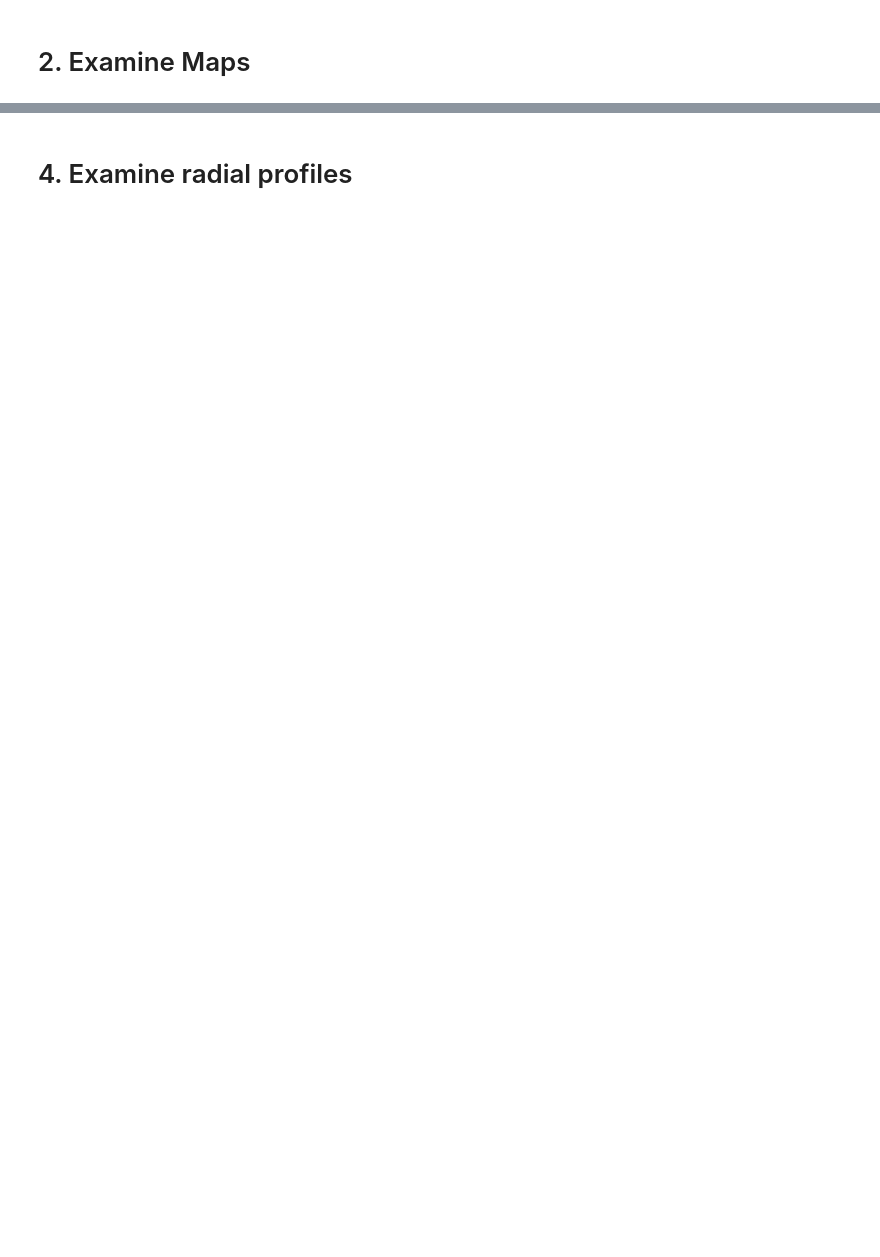
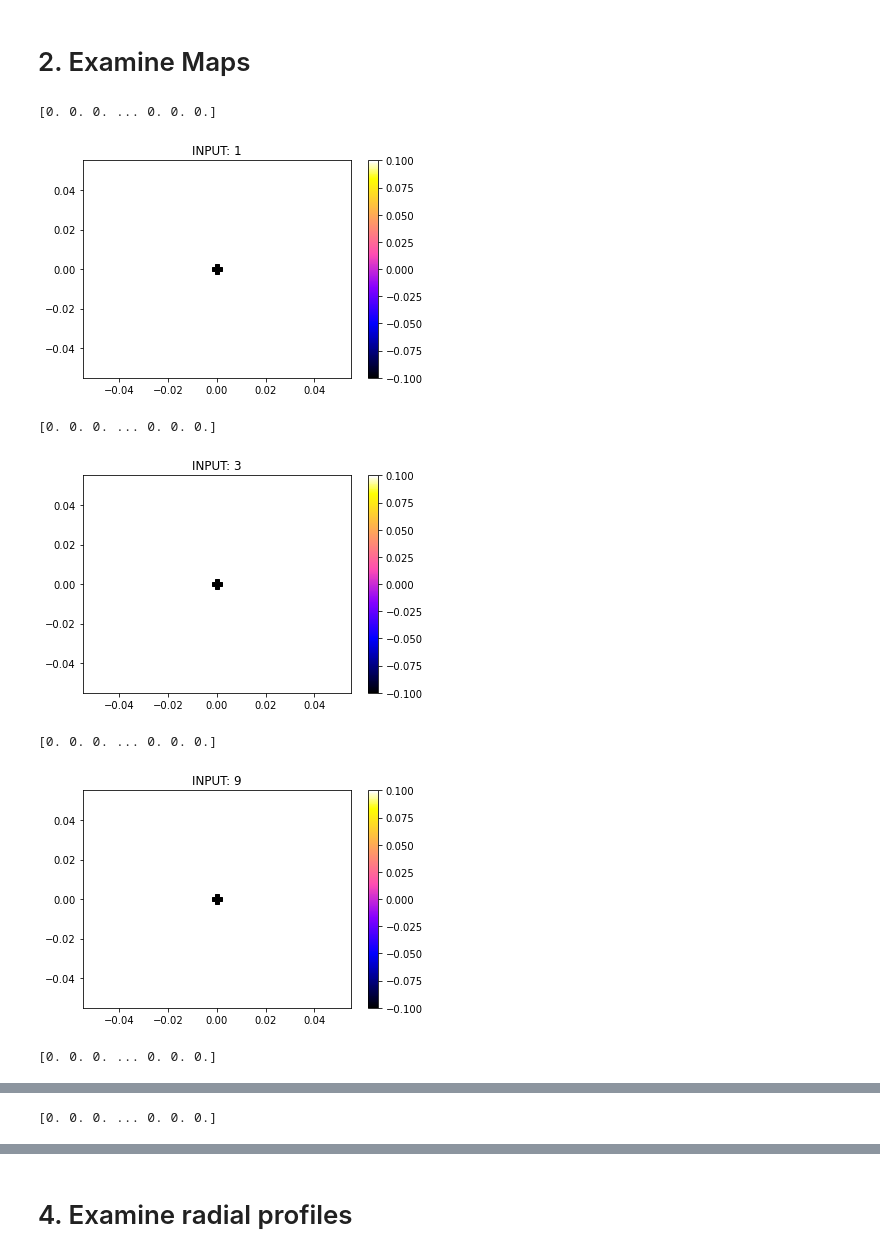
Before and after one commit to WrightLaboratory/newburghlabdrone, a Jupyter notebook: analysis/LBN_Flight_Maps_Basic_Checks.ipynb, the cells around one changed output, grey strips where cells are left out. Cells and saved outputs as stored; diff of their text form; code cells hidden in the pictures; blank space fills up the shorter version.

```diff
--- a/analysis/LBN_Flight_Maps_Basic_Checks.ipynb
+++ b/analysis/LBN_Flight_Maps_Basic_Checks.ipynb
@@ -206,3 +206,28 @@ y = pconcat.drone_xyz_LC_interp[indsuse0,1]
 
 xoff = pconcat.drone_xyz_LC_interp[indsoff0,0]
 yoff = pconcat.drone_xyz_LC_interp[indsoff0,1]
+# %%
+freq_i = 927
+for di in range(0,len(pols)):
+    d = pols[di]
+    xc = pconcat.G_popt[d,freq_i,1] # x centroid
+    yc = pconcat.G_popt[d,freq_i,3] # y centroid
+    amp_corr = abs(pconcat.V_bgsub[indsoff0,freq_i,d]/pconcat.G_popt[d,freq_i,0])
+    print(pconcat.V_bgsub[indsoff0,freq_i,d])
+
+
+    xp,yp = get_newpointing(xoff,yoff,xc,yc,0.0)
+
+    plt.title('INPUT: '+str(d))
+    plt.scatter(xp,yp,s=dotsize, c=10*np.log10(amp_corr), cmap='gnuplot2')
+    plt.plot(0,0,color='black',marker='P',markersize=10)
+    plt.colorbar()
+    plt.show()
+# %% [output]
+[0. 0. 0. ... 0. 0. 0.]
+[figure, added]
+[0. 0. 0. ... 0. 0. 0.]
+[figure, added]
+[0. 0. 0. ... 0. 0. 0.]
+[figure, added]
+[0. 0. 0. ... 0. 0. 0.]
@@ -208,0 +235 @@ yoff = pconcat.drone_xyz_LC_interp[indsoff0,1]
+[0. 0. 0. ... 0. 0. 0.]
```
Also changed, not shown: parts of 8 cells of this notebook.
